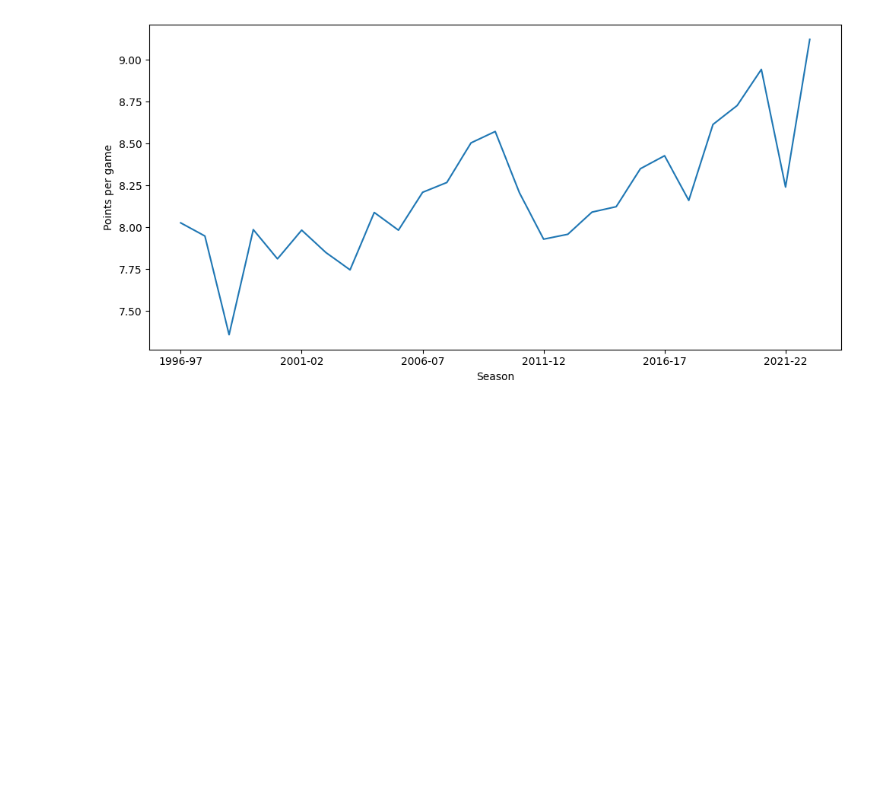
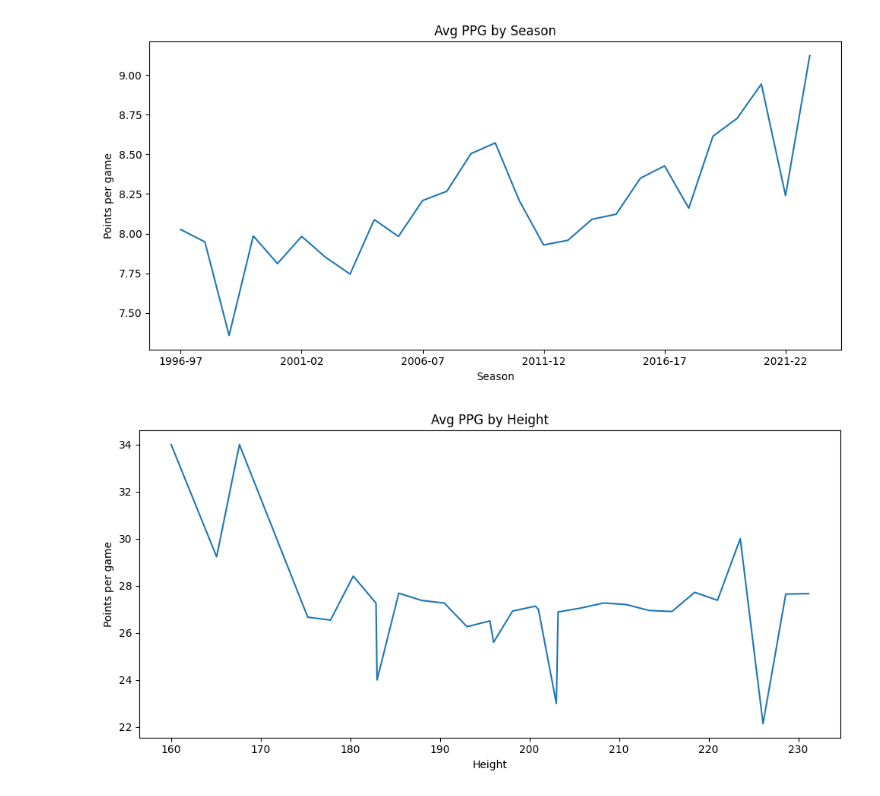
Before and after one commit to 0bsinet/NBA-Exploration, a Jupyter notebook: nba-data-analysis.ipynb, the cells around one changed output. Saved outputs shown, nothing was run; the diff lists cells and outputs as text; code cells hidden in the pictures; blank space fills up the shorter version.

```diff
--- a/nba-data-analysis.ipynb
+++ b/nba-data-analysis.ipynb
@@ -1,19 +1,30 @@
 # %%
 # Data Analysis w/ Pandas & Matplot (maybe numpy) on NBA players Dataframe
 
 import pandas as pd # data processing, CSV file I/O (e.g. pd.read_csv)
 import matplotlib.pyplot as plt
 
-#
 nba = pd.read_csv("/kaggle/input/nba-players-data/all_seasons.csv")
+
+# Average ppg across every season
 avg_ppg_by_season = nba.groupby("season")['pts'].mean()
 
-graph = avg_ppg_by_season.plot(figsize=(10,5))
-graph.set_xlabel('Season')
-graph.set_ylabel('Points per game')
-
+plt.figure(figsize=(10,5))
+graph1 = avg_ppg_by_season.plot()
+graph1.set_xlabel('Season')
+graph1.set_ylabel('Points per game')
+plt.title("Avg PPG by Season")
 plt.tight_layout()
 
-#three way relationship (ppg to seasons, average age per season, avg ppg per age)
+# Average ppg by height (Graph #2)
+avg_ppg_by_height = nba.groupby("player_height")['age'].mean()
+
+plt.figure(figsize=(10,5))
+graph2 = avg_ppg_by_height.plot()
+graph2.set_xlabel('Height')
+graph2.set_ylabel('Points per game')
+plt.title("Avg PPG by Height")
+plt.tight_layout()
 # %% [output]
-[figure, old version]
+[figure, new version]
+[figure, added]
```
